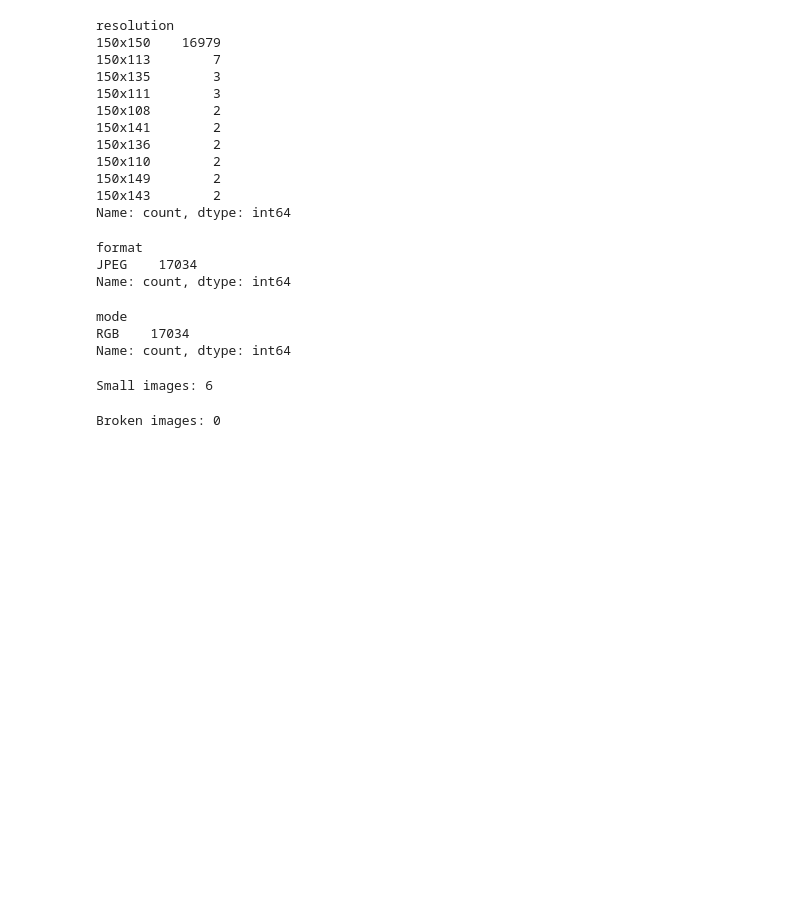
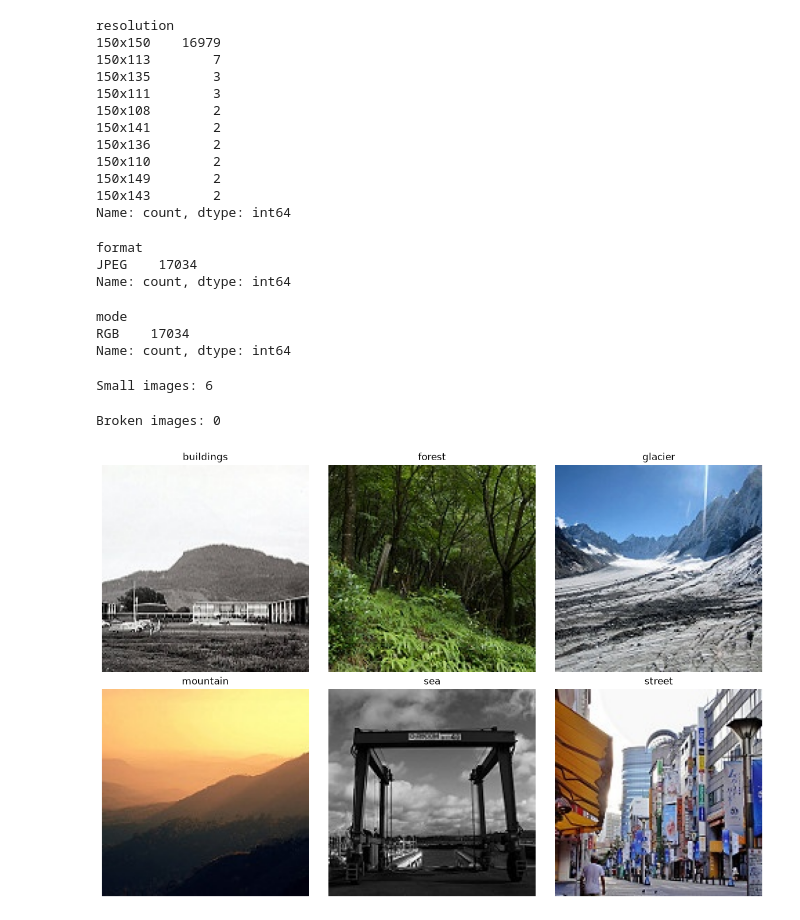
Before and after one commit to zakaryahari/intel-image-classification-cnn, a Jupyter notebook: notebooks/D1_Exploration.ipynb, the cells around one changed output. Cells and saved outputs as stored; diff of their text form; code cells hidden in the pictures; blank space fills up the shorter version.

```diff
--- a/notebooks/D1_Exploration.ipynb
+++ b/notebooks/D1_Exploration.ipynb
@@ -289,3 +289,24 @@ print(
 )
 # %% [output]
 Broken images: 0
+# %%
+fig, axes = plt.subplots(2, 3, figsize=(12, 8))
+
+axes = axes.flatten()
+
+for i, class_name in enumerate(class_names):
+
+    class_path = DATA_PATH / class_name
+
+    images = list(class_path.glob("*.jpg"))
+
+    image = Image.open(images[0])
+
+    axes[i].imshow(image)
+    axes[i].set_title(class_name)
+    axes[i].axis("off")
+
+plt.tight_layout()
+plt.show()
+# %% [output]
+[figure, added]
```
